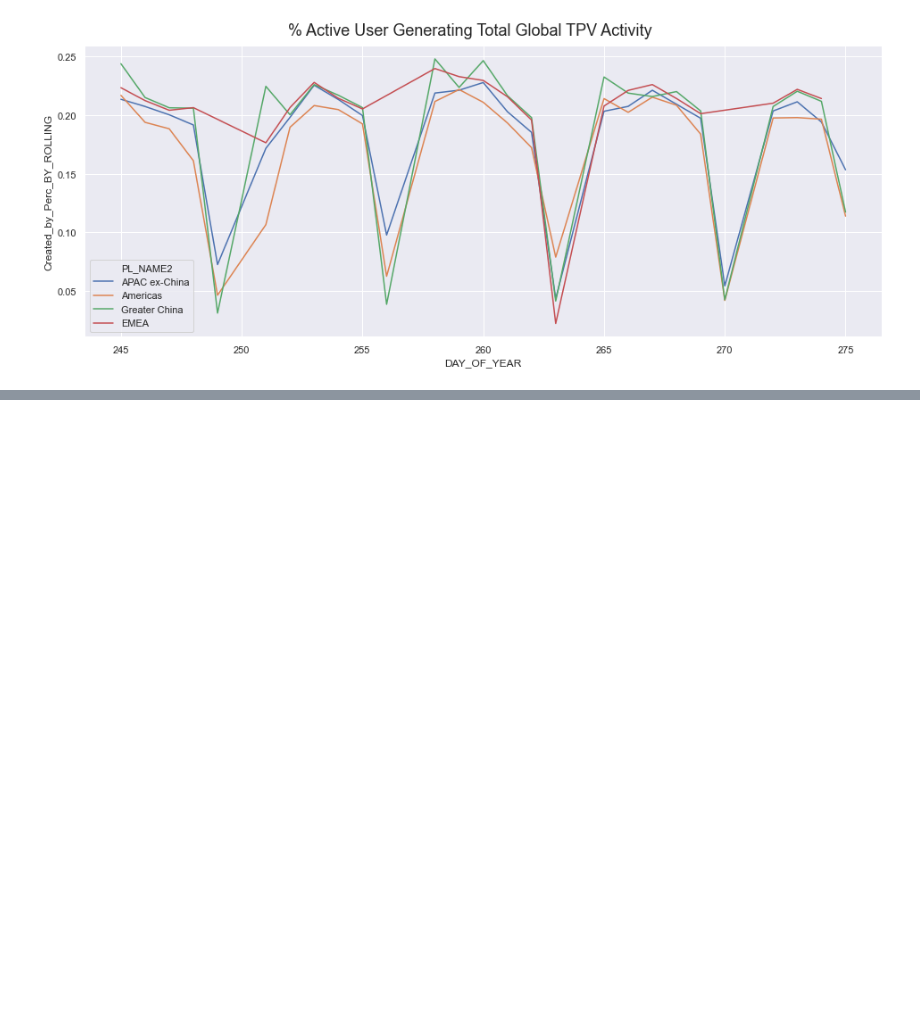
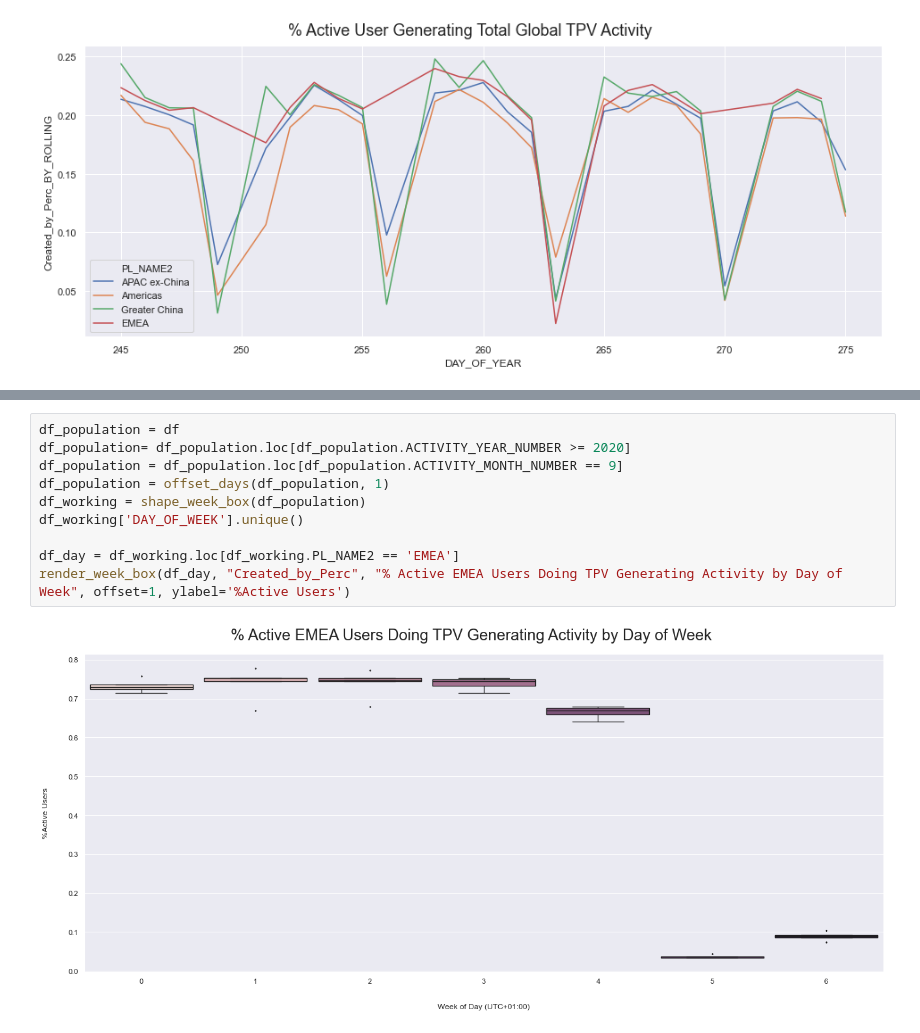
Before and after one commit to CocoZHG611/GC-Data-and-Analytics, a Jupyter notebook: User Activity Hourly.ipynb, the cells around one changed output, grey strips where cells are left out. Cells and saved outputs as stored; diff of their text form; blank space fills up the shorter version.

```diff
--- a/User Activity Hourly.ipynb
+++ b/User Activity Hourly.ipynb
@@ -511,0 +617,12 @@ ax = sns.lineplot(x="DAY_OF_YEAR", y="Created_by_Perc_BY_ROLLING", hue="PL_NAME2
+# %%
+df_population = df
+df_population= df_population.loc[df_population.ACTIVITY_YEAR_NUMBER >= 2020]
+df_population = df_population.loc[df_population.ACTIVITY_MONTH_NUMBER == 9]
+df_population = offset_days(df_population, 1)
+df_working = shape_week_box(df_population)
+df_working['DAY_OF_WEEK'].unique()
+
+df_day = df_working.loc[df_working.PL_NAME2 == 'EMEA']
+render_week_box(df_day, "Created_by_Perc", "% Active EMEA Users Doing TPV Generating Activity by Day of Week", offset=1, ylabel='%Active Users')
+# %% [output]
+[figure, added]
```
Also changed, not shown: parts of 3 cells of this notebook.
